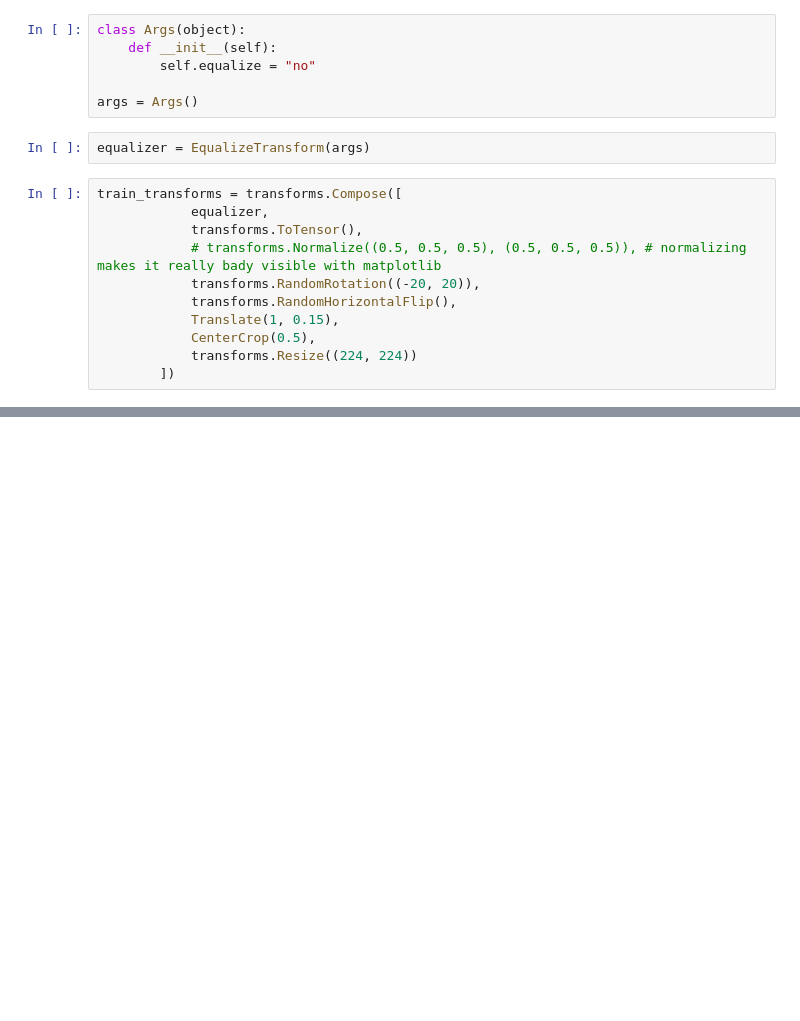
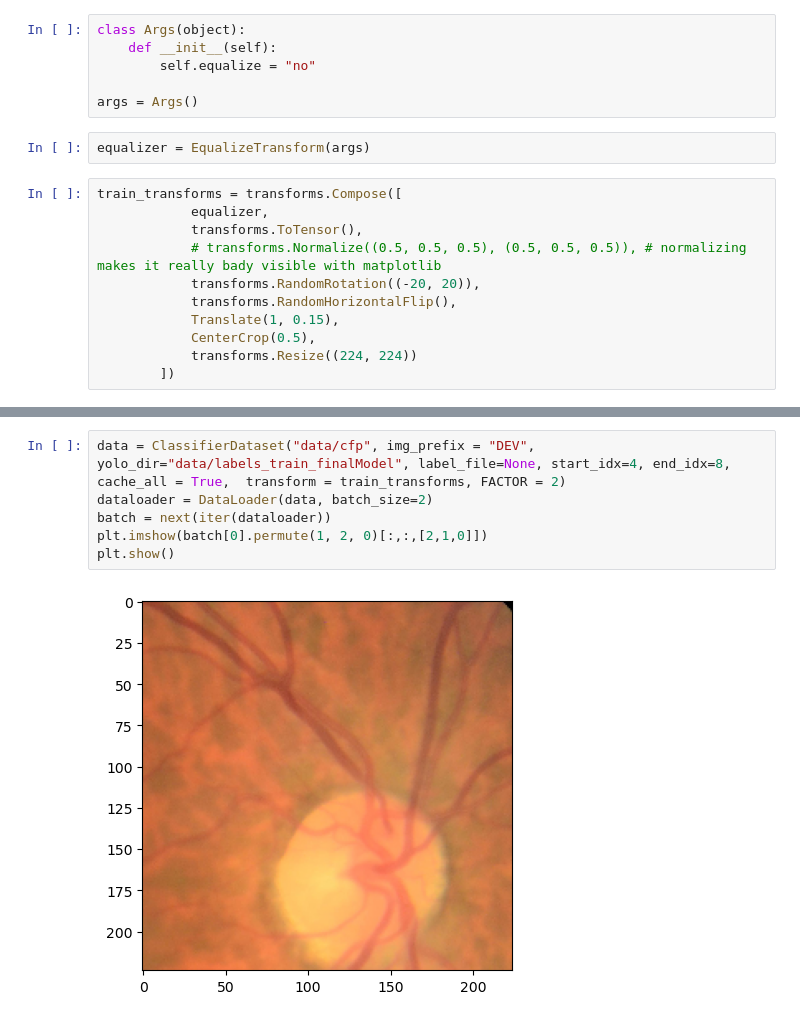
Before and after one commit to valbuc/AIROGSLite-ViT, a Jupyter notebook: crop_when_loading.ipynb, the cells around one changed output, grey strips where cells are left out. Saved outputs shown, nothing was run; the diff lists cells and outputs as text; blank space fills up the shorter version.

```diff
--- a/crop_when_loading.ipynb
+++ b/crop_when_loading.ipynb
@@ -157,0 +158,8 @@ plt.show()
+# %%
+data = ClassifierDataset("data/cfp", img_prefix = "DEV", yolo_dir="data/labels_train_finalModel", label_file=None, start_idx=4, end_idx=8, cache_all = True,  transform = train_transforms, FACTOR = 2)
+dataloader = DataLoader(data, batch_size=2)
+batch = next(iter(dataloader))
+plt.imshow(batch[0].permute(1, 2, 0)[:,:,[2,1,0]])
+plt.show()
+# %% [output]
+[figure, added]
```
Also changed, not shown: parts of 2 cells of this notebook, 1 other file.
